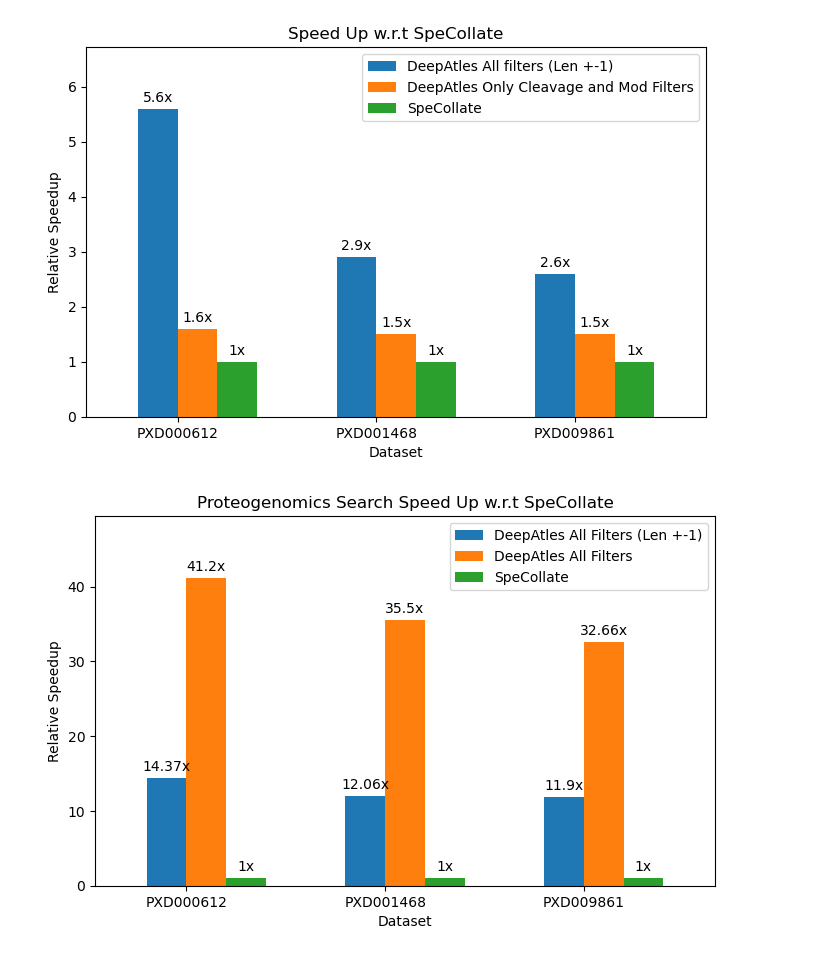
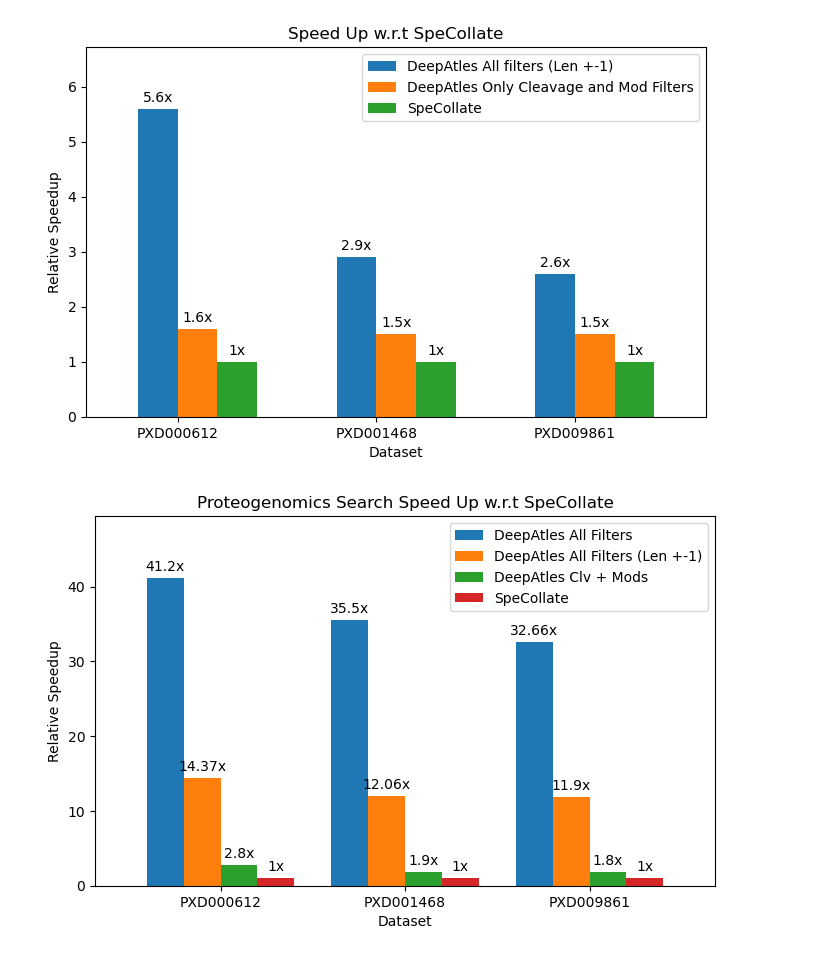
Before and after one commit to Usman095/DeepAtles, a Jupyter notebook: notebooks/db_results.ipynb, the cells around one changed output. Saved outputs shown, nothing was run; the diff lists cells and outputs as text; code cells hidden in the pictures.

```diff
--- a/notebooks/db_results.ipynb
+++ b/notebooks/db_results.ipynb
@@ -117,9 +117,9 @@ import numpy as np
 
 
 labels = ['PXD000612', 'PXD001468', 'PXD009861']
-len_filter = [11.8, 9.2, 8.3]
+all_filters = [41.2, 35.5, 32.66]
 len_pm_one = [14.37, 12.06, 11.9]
-no_len_filter = [41.2, 35.5, 32.66]
+no_len = [2.8, 1.9, 1.8]
 specollate = [1, 1, 1]
 
 x = np.arange(len(labels))  # the label locations
@@ -128,38 +128,39 @@ width = 0.2  # the width of the bars
 fig, ax = plt.subplots()
 fig.set_figwidth(8)
 # rects1 = ax.bar(x - 1.5 * width, len_filter, width, label='DeepAtles (All Filters)')
+rects1 = ax.bar(x - 1.5 * width, all_filters, width, label='DeepAtles All Filters')
 rects2 = ax.bar(x - 0.5 * width, len_pm_one, width, label='DeepAtles All Filters (Len +-1)')
-rects3 = ax.bar(x + 0.5 * width, no_len_filter, width, label='DeepAtles All Filters')
+rects3 = ax.bar(x + 0.5 * width, no_len, width, label='DeepAtles Clv + Mods')
 rects4 = ax.bar(x + 1.5 * width, specollate, width, label='SpeCollate')
 
 # Add some text for labels, title and custom x-axis tick labels, etc.
 ax.set_ylabel('Relative Speedup')
 ax.set_xlabel('Dataset')
 ax.set_title('Proteogenomics Search Speed Up w.r.t SpeCollate')
 ax.set_xticks(x)
 ax.set_xticklabels(labels)
 ax.legend()
 ax.margins(0.1, 0.2)
 
 
 def autolabel(rects):
     """Attach a text label above each bar in *rects*, displaying its height."""
     for rect in rects:
         height = rect.get_height()
         ax.annotate('{}x'.format(height),
                     xy=(rect.get_x() + rect.get_width() / 2, height),
                     xytext=(0, 3),  # 3 points vertical offset
                     textcoords="offset points",
                     ha='center', va='bottom')
 
 
-# autolabel(rects1)
+autolabel(rects1)
 autolabel(rects2)
 autolabel(rects3)
 autolabel(rects4)
 
 # fig.tight_layout()
 plt.savefig('Proteogenomic-Speedup.png', dpi=600)
 plt.show()
 # %% [output]
-[figure, old version]
+[figure, new version]
```
Also changed, not shown: parts of 1 cell of this notebook, 14 other files.
